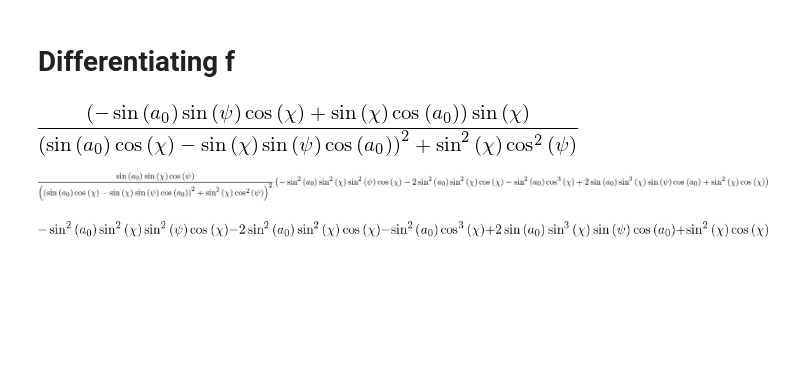
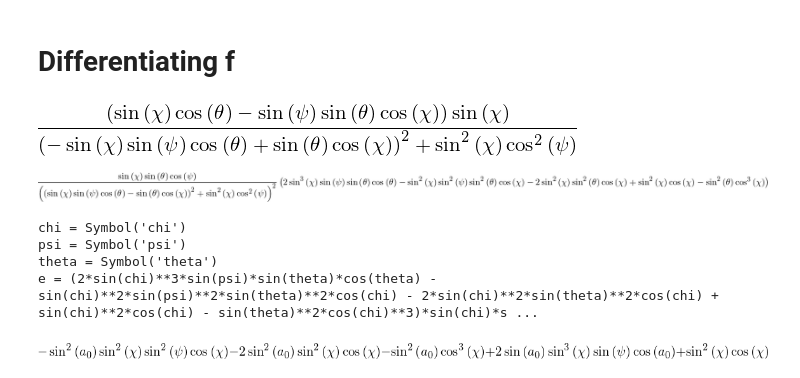
Before and after one commit to GregoryAshton/neutron_star_modelling, a Jupyter notebook: SpindownRate/LearningAboutSpindown.ipynb, the cells around one changed output. Cells and saved outputs as stored; diff of their text form; code cells hidden in the pictures; blank space fills up the shorter version.

```diff
--- a/SpindownRate/LearningAboutSpindown.ipynb
+++ b/SpindownRate/LearningAboutSpindown.ipynb
@@ -318,18 +328,25 @@ wobble_angle_spindown : 2.5052981054e-06
 # %%
 from sympy import *
 init_printing()
 
 psi, theta, chi, a0 = symbols(r'psi theta chi, a_0')
-f = sin(chi)*(cos(a0)*sin(chi) - sin(psi)*sin(a0)*cos(chi)) / (
-        (sin(a0)*cos(chi) - cos(a0)*sin(psi)*sin(chi))**2 + (cos(psi) * sin(chi))**2)
+f = sin(chi)*(cos(theta)*sin(chi) - sin(psi)*sin(theta)*cos(chi)) / (
+        (sin(theta)*cos(chi) - cos(theta)*sin(psi)*sin(chi))**2 + (cos(psi) * sin(chi))**2)
 f
 # %% [output]
-[figure, old version]
+[figure, new version]
 # %%
 df = diff(f, psi).simplify()
 df
 # %% [output]
-[figure, old version]
+[figure, new version]
+# %%
+print_python(df)
+# %% [output]
+chi = Symbol('chi')
+psi = Symbol('psi')
+theta = Symbol('theta')
+e = (2*sin(chi)**3*sin(psi)*sin(theta)*cos(theta) - sin(chi)**2*sin(psi)**2*sin(theta)**2*cos(chi) - 2*sin(chi)**2*sin(theta)**2*cos(chi) + sin(chi)**2*cos(chi) - sin(theta)**2*cos(chi)**3)*sin(chi)*s ...
 # %%
 top, bottom = fraction(df/(sin(a0) * sin(chi) * cos(psi)))
 top
```
Also changed, not shown: parts of 1 cell of this notebook, 2 other files.
